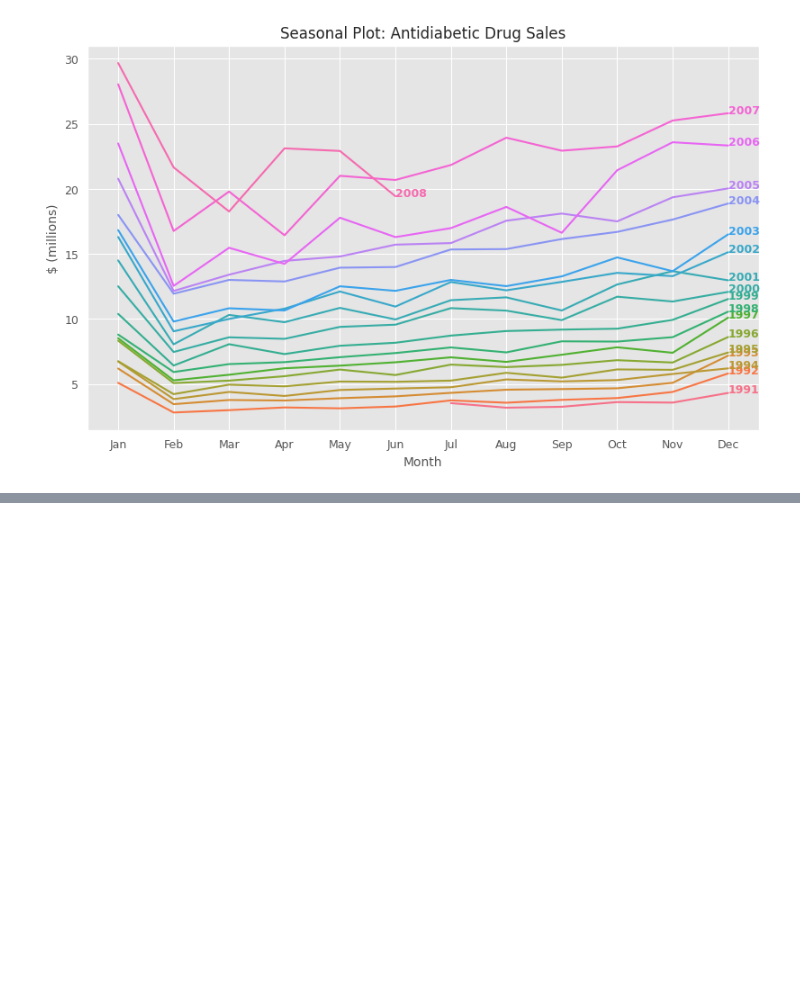
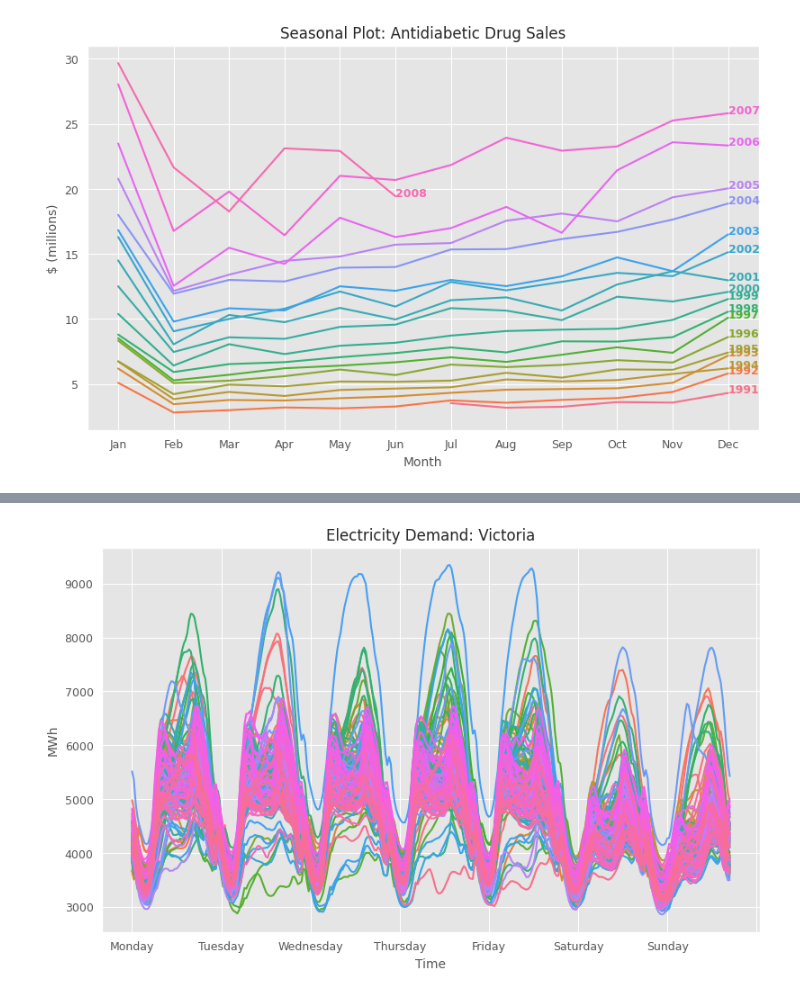
Before and after one commit to JakParkinson/time_series, a Jupyter notebook: forecasting_ch2.ipynb, the cells around one changed output, grey strips where cells are left out. Saved outputs shown, nothing was run; the diff lists cells and outputs as text; code cells hidden in the pictures; blank space fills up the shorter version.

```diff
--- a/forecasting_ch2.ipynb
+++ b/forecasting_ch2.ipynb
@@ -244,0 +247,30 @@ fig.show()
+# %%
+vic_elec_demand["day_of_week"] = vic_elec_demand["ds"].dt.day_name()
+vic_elec_demand = vic_elec_demand[
+    (vic_elec_demand["ds"] >= "2012-01-02") &
+    (vic_elec_demand["ds"] < "2014-12-29")
+].copy()
+
+weeks = vic_elec_demand["ds"].dt.to_period("W-SUN").dt.start_time
+unique_weeks = weeks.unique()
+palette = sns.color_palette("husl", n_colors=len(unique_weeks))
+color_map = dict(zip(unique_weeks, palette))
+
+groups = vic_elec_demand["ds"].dt.to_period("W-SUN").dt.start_time
+fig, ax = plt.subplots()
+for df_week in vic_elec_demand.groupby(groups):
+    week, df_w = df_week
+    df_w.plot(
+        y="y",
+        x="day_of_week",
+        ax=ax,
+        color=color_map[week],
+        label=str(week.date())
+    )
+ax.get_legend().remove()
+ax.set_title("Electricity Demand: Victoria")
+ax.set_ylabel("MWh")
+ax.set_xlabel("Time")
+fig.show()
+# %% [output]
+[figure, added]
```
Also changed, not shown: parts of 13 cells of this notebook, 5 other files.
